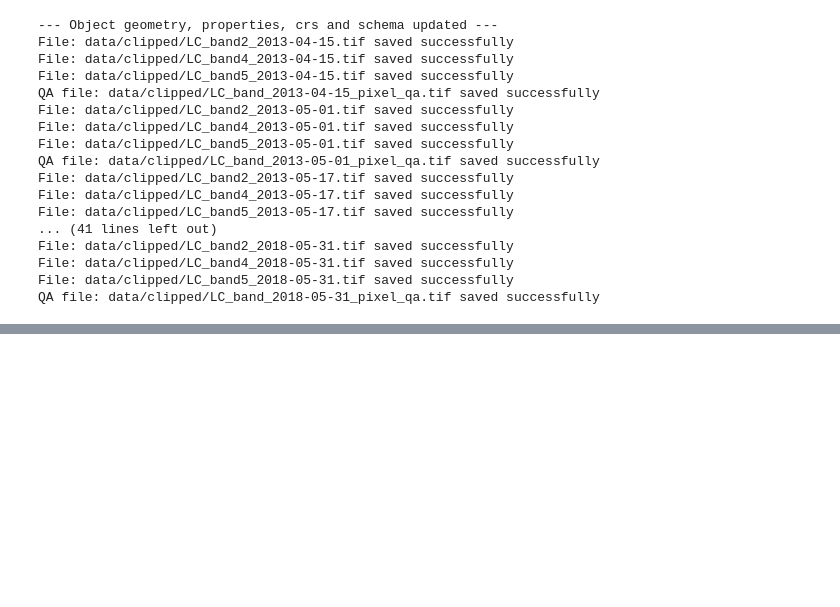
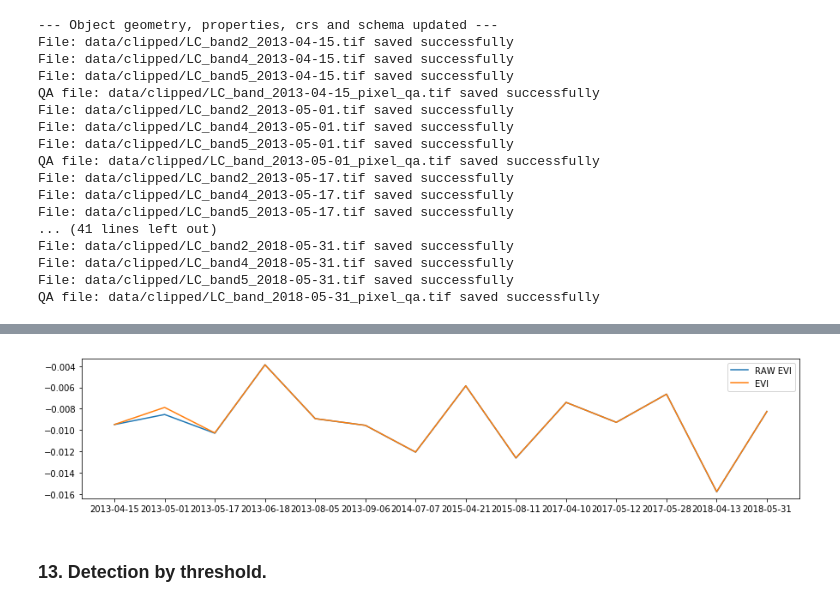
Before and after one commit to feleHaile/projections-clouds-and-Gdansk-Bay, a Jupyter notebook: algal_bloom_detection.ipynb, the cells around one changed output, grey strips where cells are left out. Cells and saved outputs as stored; diff of their text form; code cells hidden in the pictures; blank space fills up the shorter version.

```diff
--- a/algal_bloom_detection.ipynb
+++ b/algal_bloom_detection.ipynb
@@ -848,14 +848,8 @@ my_bands = (2, 4, 5)  # bands for EVI calculation
 my_folder_name = 'data/clipped/'
 prepared_files = clip_all(df, vn, my_bands, True, my_folder_name)
 
-# # Prepare dataframe and calculate EVI
-# clean_df = rasters_to_dataframe(prepared_files, df)
-# clean_df['EVI'] = clean_df.apply(lambda x: np.nanmean(calculate_evi([x[0], x[1], x[2]])), axis=1)
-
-# # Show EVI over time
-# plt.figure(figsize=(15, 3))
-# plt.plot(clean_df.index, clean_df['EVI'])
-# plt.show()
+# Prepare dataframe and calculate EVI
+clean_df = rasters_to_dataframe(prepared_files, df)
 # %% [output]
 --- Object geometry, properties, crs and schema updated ---
 File: data/clipped/LC_band2_2013-04-15.tif saved successfully
@@ -876,0 +984,10 @@ QA file: data/clipped/LC_band_2018-05-31_pixel_qa.tif saved successfully
+# %%
+# Clear clouds and calculate EVI
+clean_df['RAW EVI'] = 0
+clean_df['EVI'] = 0
+for idx in clean_df.index:
+    cloud_object = PixelQA(clean_df.loc[idx][3])
+    evi_image = calculate_evi([clean_df.loc[idx][0], clean_df.loc[idx][1], clean_df.loc[idx][2]])
+    clear_clouds = cloud_object.clear_pixels(evi_image)
+    clean_df.loc[idx, 'RAW EVI'] = np.nanmean(evi_image)
+    clean_df.loc[idx, 'EVI'] = np.nanmean(clear_clouds)
@@ -876,0 +1013,12 @@ QA file: data/clipped/LC_band_2018-05-31_pixel_qa.tif saved successfully
+# %%
+# Show EVI over time
+
+plt.figure(figsize=(15, 3))
+plt.plot(clean_df.index, clean_df['RAW EVI'])
+plt.plot(clean_df.index, clean_df['EVI'])
+plt.legend()
+plt.show()
+# %% [output]
+[figure, added]
+# %% [markdown]
+### 13. Detection by threshold.
```
Also changed, not shown: parts of 14 cells of this notebook.
